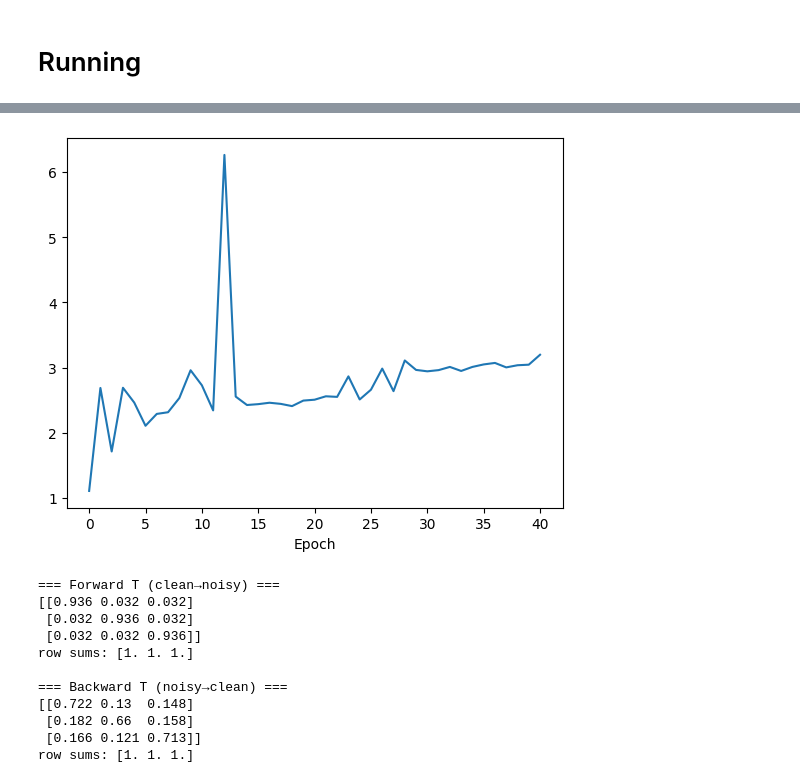
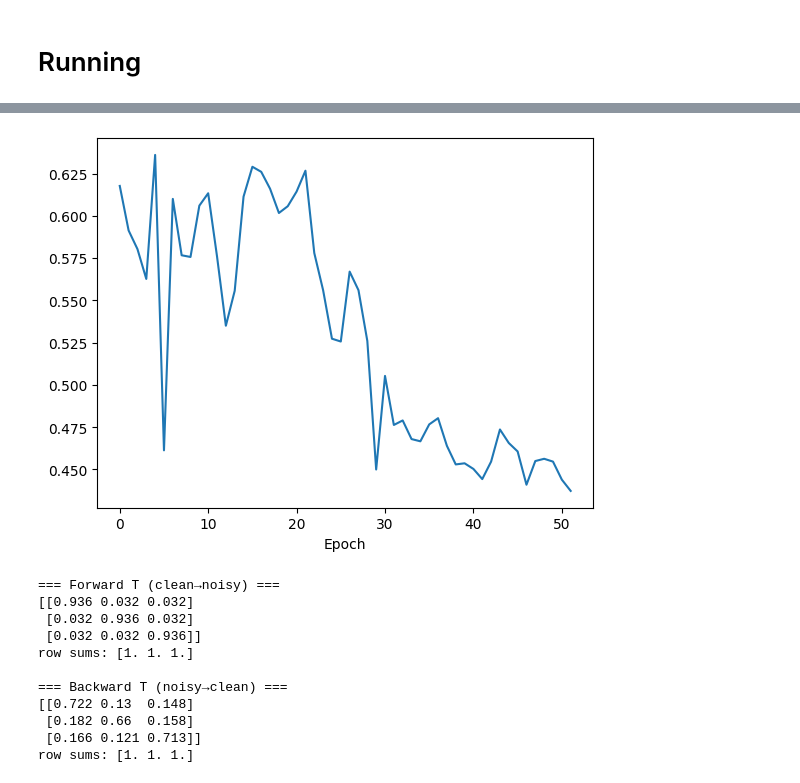
Before and after one commit to NTRICO/comp5328-Assign2, a Jupyter notebook: cycle-consistency_regularization_colab_test.ipynb, the cells around one changed output, grey strips where cells are left out. Cells and saved outputs as stored; diff of their text form; code cells hidden in the pictures.

```diff
--- a/cycle-consistency_regularization_colab_test.ipynb
+++ b/cycle-consistency_regularization_colab_test.ipynb
@@ -429,19 +438,20 @@ def main(dataset_name):
       val_data = TensorDataset(Xva, yva)
       test_data = TensorDataset(Xte, yte)
 
-      T_true = select_known_T(dataset_name)
-      has_clean_T = T_true is not None
+      trans_known = select_known_T(dataset_name)                 # [MOD] FixedTransition(...) 或 None
+      has_clean_T = trans_known is not None                      # [MOD]
 
           # === 初始化 transition 矩阵 ===
-      if has_clean_T:
-          print(f"[Info] Using provided true transition matrix for {dataset_name}")
-          trans_for = T_true.to(Cfg.device)          # 用常量张量代替模块
-          optimizer_trans_for = None
-          scheduler2 = None
+      if has_clean_T:                                            # [MOD]
+          print(f"[Info] Using provided true transition matrix for {dataset_name}")  # [MOD]
+          trans = trans_known                                    # [MOD] forward：直接用固定模块（可 .eval()/.train()）
+          optimizer_trans = None                                  # [MOD] 有真 T 不需要优化器
+          scheduler2 = None                                       # [MOD]
       else:
-          trans = sig_t(Cfg.device, Cfg.num_classes)  # 可学习模块
-          optimizer_trans = optim.AdamW(trans_for.parameters(), lr=Cfg.lr, weight_decay=0)
-          scheduler2 = MultiStepLR(optimizer_trans_for, milestones=milestones, gamma=0.1)
+          trans = sig_t(device, Cfg.num_classes)                  # 原逻辑：forward 学习的 sig_t
+          optimizer_trans = optim.AdamW(trans.parameters(), lr=Cfg.lr, weight_decay=0)
+          scheduler2 = MultiStepLR(optimizer_trans, milestones=milestones, gamma=0.1)
+
 
       trans_1 = sig_t(device, Cfg.num_classes)
       #optimizer_trans = optim.AdamW(trans.parameters(), lr=Cfg.lr, weight_decay=0)
@@ -474,10 +484,11 @@ def main(dataset_name):
                               drop_last=False)
 
       #cuda
-      if torch.cuda.is_available:
+      if torch.cuda.is_available():
           model = model.to(device)
           trans = trans.to(device)
           trans_1 = trans_1.to(device)
+
 
       best_acc = 0
       best_acc_back = 0
@@ -485,7 +496,7 @@ def main(dataset_name):
       for epoch in range(Cfg.warmup_epoch):
           print('epoch[{}], Warmup'.format(epoch + 1))
           warmup(train_data, train_loader, model,optimizer_es, criterion)
-          val(val_data, val_loader, model, trans,criterion)
+          val(val_data, val_loader, model, trans_1, criterion)
           acc = test(test_data, test_loader, model,criterion)
           if acc> best_acc:
               best_acc = acc
@@ -500,7 +511,7 @@ def main(dataset_name):
       for epoch in range(Cfg.n_epoch):
           print('epoch[{}], Train'.format(epoch+1))
           train(train_data,train_loader,model,trans,trans_1,optimizer_es,optimizer_trans,optimizer_trans_1,scheduler1,scheduler2,scheduler3,criterion)
-          val_loss = val(val_data, val_loader, model, trans,criterion)
+          val_loss = val(val_data, val_loader, model, trans_1,criterion)
           acc = test(test_data, test_loader, model,criterion)
 
           acc_list.append(acc)
@@ -534,7 +545,7 @@ def main(dataset_name):
 @dataclass
 class Cfg:
     num_classes: int = 3
-    dataset: str = "mnist06"
+    dataset: str = "cifar"
     batch_size: int = 128
     lr: float = 0.01
     weight_decay: float = 1e-5
@@ -570,10 +581,10 @@ Best_acc:  0.9463333333333334
 # %%
 x_label = list(range(len(loss_list)))
-plt.plot(x_label, loss_list)
+plt.plot(x_label, acc_list)
 plt.xlabel("Epoch")
 plt.show()
 # %% [output]
-[figure, old version]
+[figure, new version]
 # %%
 print("\n=== Forward T (clean→noisy) ===")
 print(np.array_str(Tf, precision=3, suppress_small=True, max_line_width=180))
```
Also changed, not shown: parts of 2 cells of this notebook.
